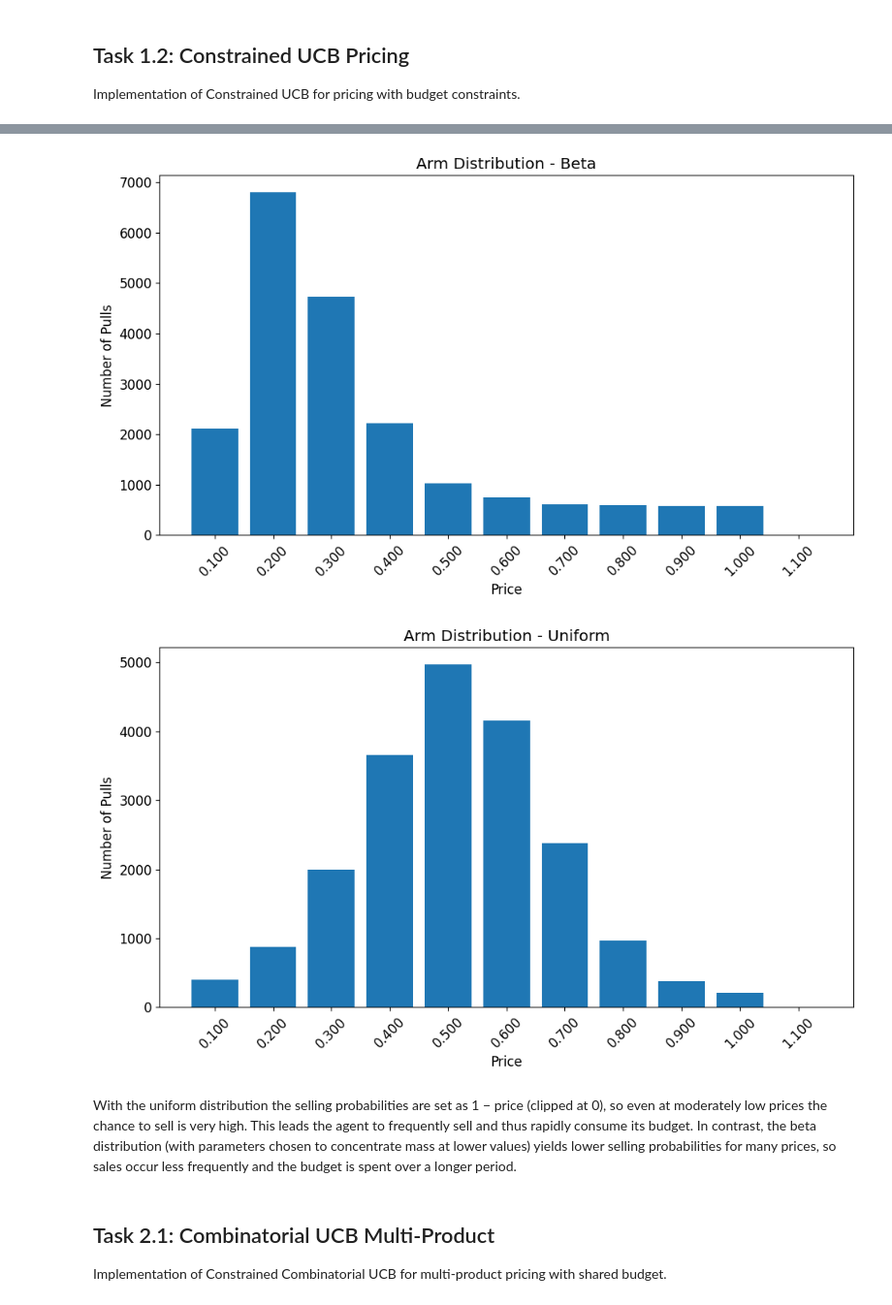
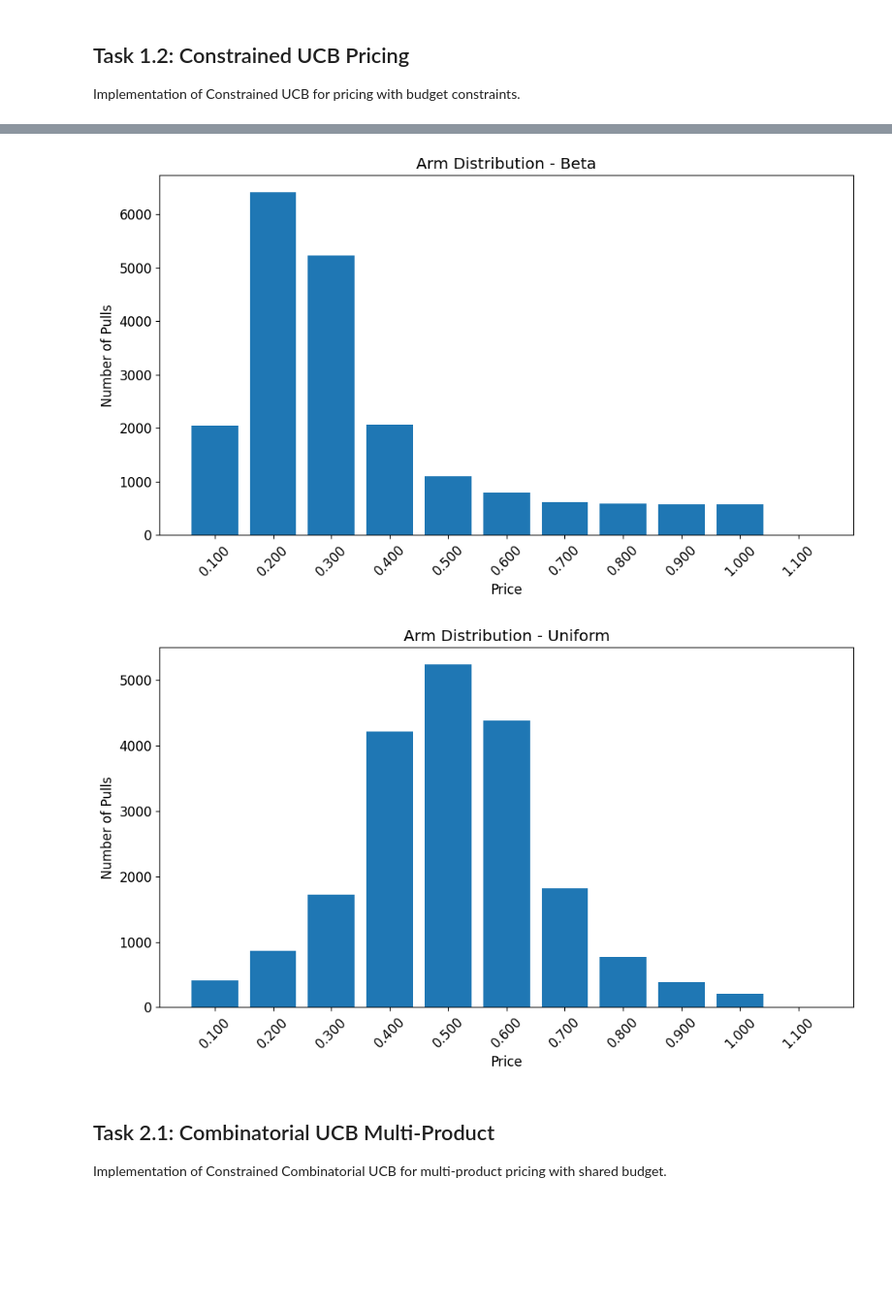
Before and after one commit to aceci0127/Online-Learning-Application-Group-Project, a Jupyter notebook: notebook.ipynb, the cells around one changed output, grey strips where cells are left out. Shown at 97% size. Drawn from its saved outputs; the diff is of its cells as text; code cells hidden in the pictures; blank space fills up the shorter version.

```diff
--- a/notebook.ipynb
+++ b/notebook.ipynb
@@ -169,7 +169,7 @@ class Task1_2_Runner(StandardExperimentRunner):
         return self.env
 
     def create_agent(self):
-        self.agent = ConstrainedUCBPricingAgent(
+        self.agent = UCBBudget(
             len(self.prices), self.config.budget, self.config.horizon, alpha=2, adaptive_rho=self.adaptive_rho)
         return self.agent
 
@@ -261,7 +261,5 @@ Uniform: Final Average Regret = 578.4000, Final Average Reward = 4421.6000
-[figure, old version]
+[figure, new version]
-[figure, old version]
+[figure, new version]
-# %% [markdown]
-With the uniform distribution the selling probabilities are set as 1 − price (clipped at 0), so even at moderately low prices the chance to sell is very high. This leads the agent to frequently sell and thus rapidly consume its budget. In contrast, the beta distribution (with parameters chosen to concentrate mass at lower values) yields lower selling probabilities for many prices, so sales occur less frequently and the budget is spent over a longer period.
 # %% [markdown]
 ## <a id="task2_1"></a>Task 2.1: Combinatorial UCB Multi-Product
 
```
Also changed, not shown: parts of 7 cells of this notebook, 4 other files.
